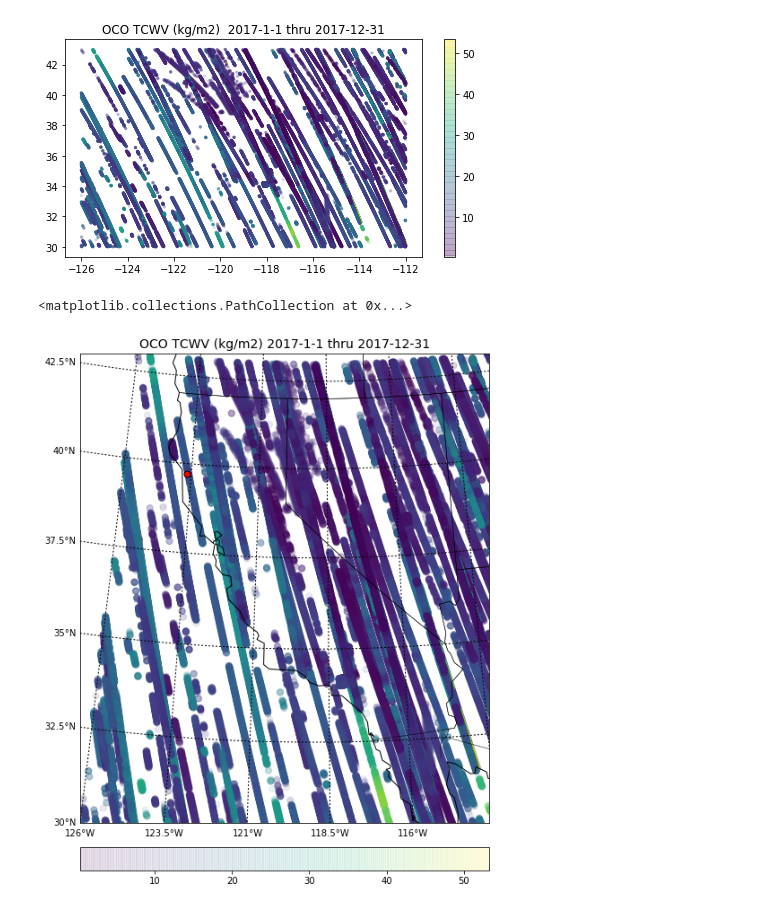
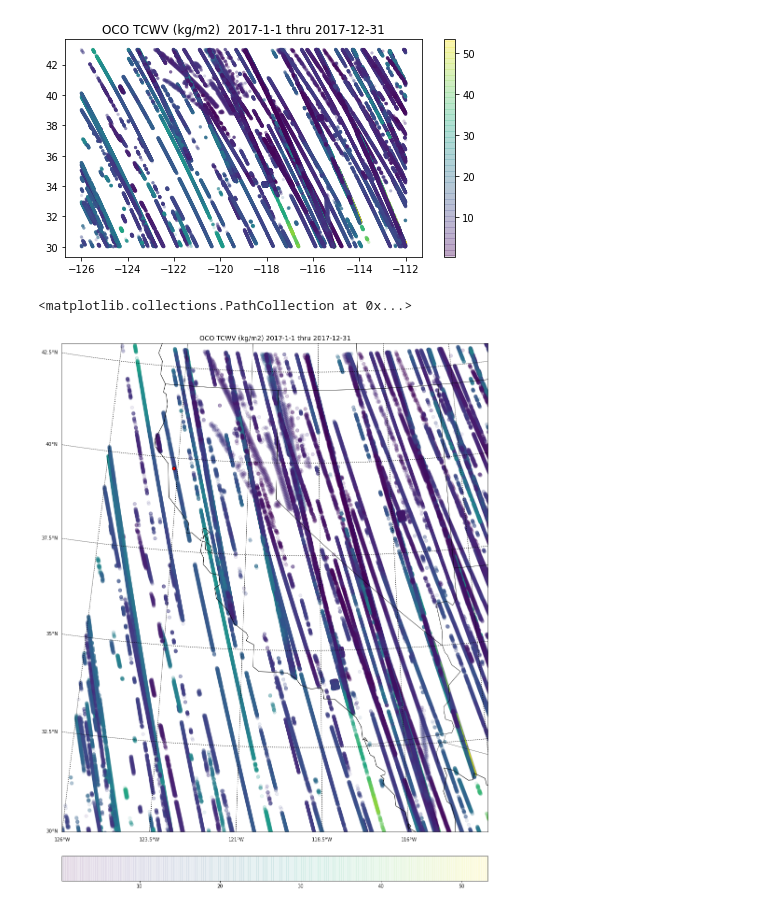
Before and after one commit to katelynayu/OCO2-TPW, a Jupyter notebook: OCO_Data_Read.ipynb, the cells around one changed output. Drawn from its saved outputs; the diff is of its cells as text; code cells hidden in the pictures.

```diff
--- a/OCO_Data_Read.ipynb
+++ b/OCO_Data_Read.ipynb
@@ -15,4 +15,4 @@ import pandas as pd
 # list files in data/B100r
 import glob, os
 files = []
-files = sorted(glob.glob("data/B8100r/*.nc4"))
+files = sorted(glob.glob("/Users/katelynyu/Documents/Github/OCO2-TPW/data/B8100r/*.nc4"))
@@ -122,32 +120,32 @@ fig = plt.figure(figsize=(8,8))
 ax = fig.add_axes([0.1,0.1,0.8,0.8])
 # create polar stereographic Basemap instance.
 m = Basemap(projection='stere',lon_0=lon_0,lat_0=90.,lat_ts=lat_0,\
             llcrnrlat=bottom_lat,urcrnrlat=top_lat,\
             llcrnrlon=left_lon,urcrnrlon=right_lon,\
             rsphere=6371200.,resolution='l',area_thresh=10000)
 
 m.drawcoastlines()
 m.drawstates()
 # draw parallels.
 m.drawcountries()
 parallels = np.arange(bottom_lat,top_lat,2.5)
 m.drawparallels(parallels,labels=[1,0,0,0],fontsize=10)
 # draw meridians
 meridians = np.arange(left_lon,right_lon,2.5)
 m.drawmeridians(meridians,labels=[0,0,0,1],fontsize=10)
 
 x, y = m(lon[inds_final],lat[inds_final])
 sct = m.scatter(x,y,50, tcwv[inds_final], marker='o', edgecolors=None, alpha=0.1)
 plt.title('OCO TCWV (kg/m2) ' + datestr,fontsize=14)
 cbar = m.colorbar(sct,location='bottom',pad="5%")
 fig = plt.gcf()
-fig.set_size_inches(15, 10)
+fig.set_size_inches(30, 20)
 
 #add dot for angelo:
 CZO_lat = 39.72
 CZO_lon = -123.65
 X,Y = m(CZO_lon,CZO_lat)
 m.scatter(X,Y,50, marker='o', color='red', edgecolors='k')
 # %% [output]
 <matplotlib.collections.PathCollection at 0x...>
-[figure, old version]
+[figure, new version]
```
Also changed, not shown: parts of 1 cell of this notebook, 6 other files.
